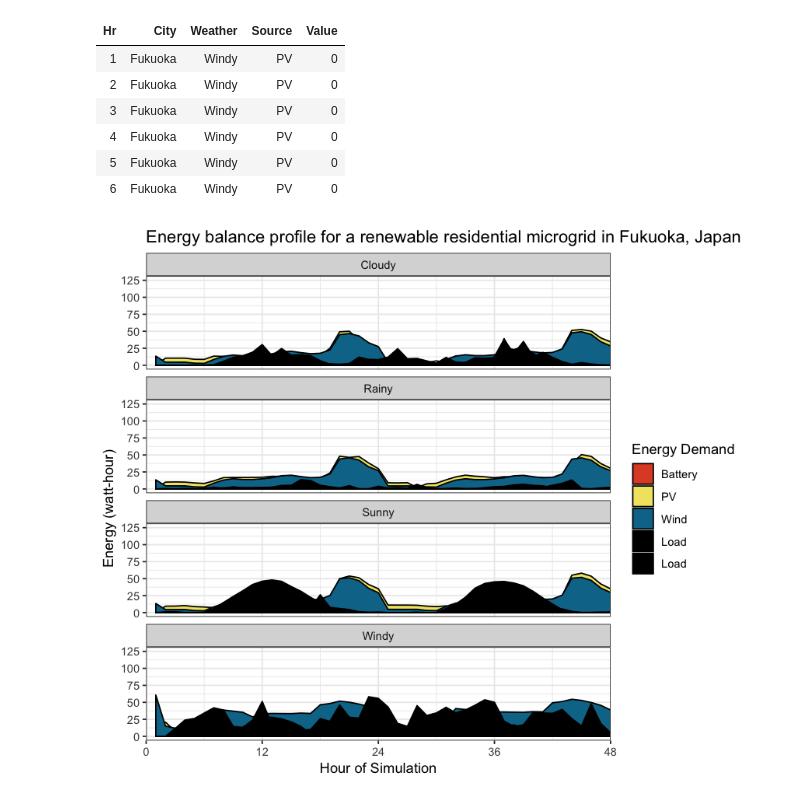
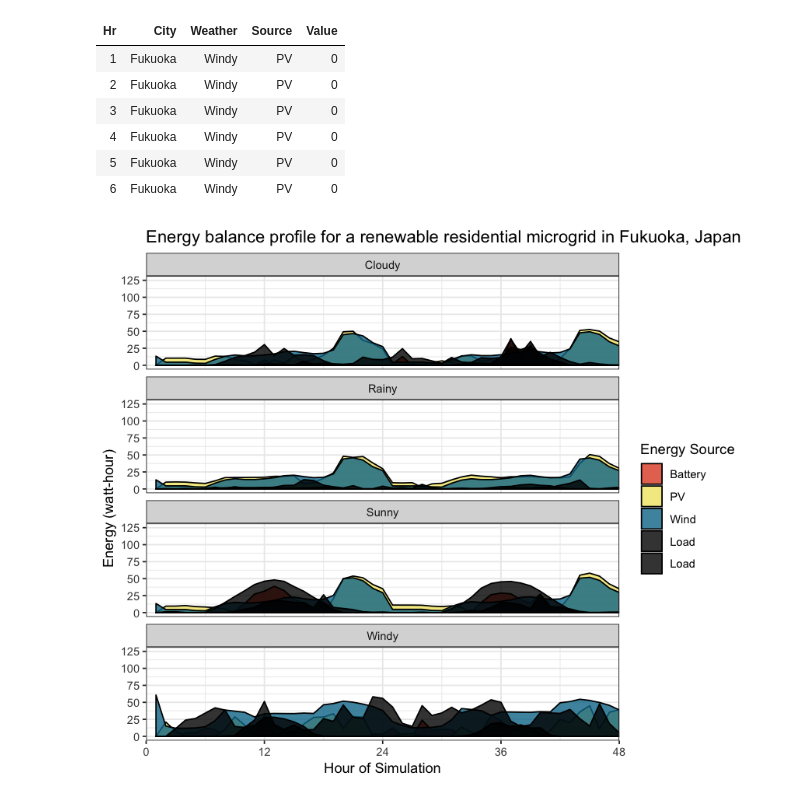
Before and after one commit to aworthyperson/Japan_Work, a Jupyter notebook: Energy_load_plots_in_r.ipynb, the cells around one changed output. Cells and saved outputs as stored; diff of their text form; code cells hidden in the pictures.

Commit message:
getting there on plots

```diff
--- a/Energy_load_plots_in_r.ipynb
+++ b/Energy_load_plots_in_r.ipynb
@@ -119,23 +126,23 @@ head(fuk2l)
 # %%
 options(repr.plot.width=7, repr.plot.height=6)
 
 a1= ggplot(fuk2l, aes(x=Hr, y= Value, fill= Source)) +
-    geom_area(color= 'black',  position = 'identity')+
+    geom_area(color= 'black',  position = 'identity', alpha= 0.8)+
      scale_fill_manual(values = c("#E14E2D", "#F0E470",
                                "#067697", "black", "black"), labels = c("Battery", "PV", "Wind", 'Load', 'Load'))+
     scale_x_continuous(limits=c(0,48),breaks = c(0,12, 24, 36, 48), expand = c(0,0))+
     scale_y_continuous(limits=c(0,125),breaks = c(0,25, 50, 75, 100, 125))+
    # stat_summary(fun.y = sum, na.rm = TRUE, color = 'black', geom ='line')+
     # facet_grid(Weather~., switch= 'y')+
     facet_wrap(~ Weather, ncol = 1) +
     #facet_grid(~monthnum , switch = "x") +
     theme_bw()+
     ylab('Energy (watt-hour)') +
     xlab('Hour of Simulation') +
-    guides(fill=guide_legend(title="Energy Demand"))+
+    guides(fill=guide_legend(title="Energy Source"))+
     ggtitle('Energy balance profile for a renewable residential microgrid in Fukuoka, Japan')
 
 a1
 # %% [output]
-[figure, old version]
+[figure, new version]
 # %%
```
Also changed, not shown: parts of 7 cells of this notebook, 4 other files.
